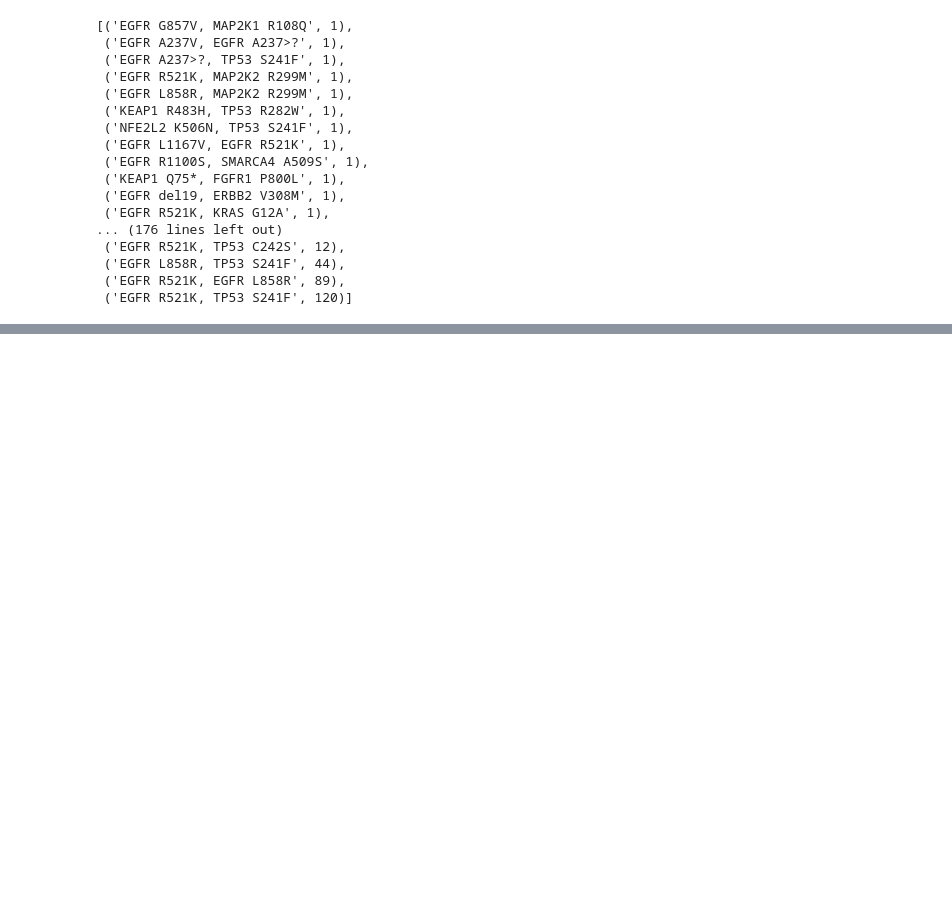
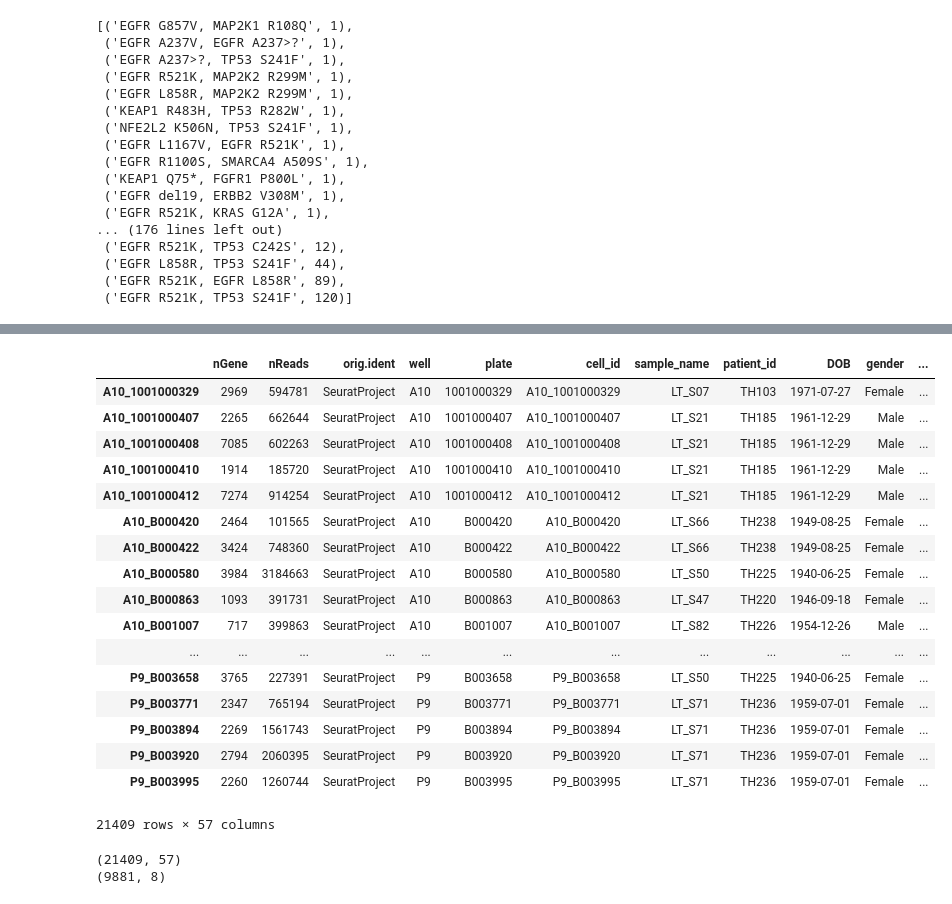
Before and after one commit to lincoln-harris/potLuck, a Jupyter notebook: co_mutation_pairs.ipynb, the cells around one changed output, grey strips where cells are left out. Cells and saved outputs as stored; diff of their text form; code cells hidden in the pictures; blank space fills up the shorter version.

```diff
--- a/co_mutation_pairs.ipynb
+++ b/co_mutation_pairs.ipynb
@@ -299,0 +326,28 @@ comuts_df.to_csv('comutations_1.29.20.csv', index=False)
+# %%
+meta = pd.read_csv('/Users/lincoln.harris/Desktop/laud_project/metadata/metadata_all_cells_4.10.19.csv', index_col=0)
+meta
+# %% [output]
+|  | nGene | nReads | orig.ident | well | plate | cell_id | sample_name | patient_id | DOB | gender | ... |
+| A10_1001000329 | 2969 | 594781 | SeuratProject | A10 | 1001000329 | A10_1001000329 | LT_S07 | TH103 | 1971-07-27 | Female | ... |
+| A10_1001000407 | 2265 | 662644 | SeuratProject | A10 | 1001000407 | A10_1001000407 | LT_S21 | TH185 | 1961-12-29 | Male | ... |
+| A10_1001000408 | 7085 | 602263 | SeuratProject | A10 | 1001000408 | A10_1001000408 | LT_S21 | TH185 | 1961-12-29 | Male | ... |
+| A10_1001000410 | 1914 | 185720 | SeuratProject | A10 | 1001000410 | A10_1001000410 | LT_S21 | TH185 | 1961-12-29 | Male | ... |
+| A10_1001000412 | 7274 | 914254 | SeuratProject | A10 | 1001000412 | A10_1001000412 | LT_S21 | TH185 | 1961-12-29 | Male | ... |
+| A10_B000420 | 2464 | 101565 | SeuratProject | A10 | B000420 | A10_B000420 | LT_S66 | TH238 | 1949-08-25 | Female | ... |
+| A10_B000422 | 3424 | 748360 | SeuratProject | A10 | B000422 | A10_B000422 | LT_S66 | TH238 | 1949-08-25 | Female | ... |
+| A10_B000580 | 3984 | 3184663 | SeuratProject | A10 | B000580 | A10_B000580 | LT_S50 | TH225 | 1940-06-25 | Female | ... |
+| A10_B000863 | 1093 | 391731 | SeuratProject | A10 | B000863 | A10_B000863 | LT_S47 | TH220 | 1946-09-18 | Female | ... |
+| A10_B001007 | 717 | 399863 | SeuratProject | A10 | B001007 | A10_B001007 | LT_S82 | TH226 | 1954-12-26 | Male | ... |
+| ... | ... | ... | ... | ... | ... | ... | ... | ... | ... | ... | ... |
+| P9_B003658 | 3765 | 227391 | SeuratProject | P9 | B003658 | P9_B003658 | LT_S50 | TH225 | 1940-06-25 | Female | ... |
+| P9_B003771 | 2347 | 765194 | SeuratProject | P9 | B003771 | P9_B003771 | LT_S71 | TH236 | 1959-07-01 | Female | ... |
+| P9_B003894 | 2269 | 1561743 | SeuratProject | P9 | B003894 | P9_B003894 | LT_S71 | TH236 | 1959-07-01 | Female | ... |
+| P9_B003920 | 2794 | 2060395 | SeuratProject | P9 | B003920 | P9_B003920 | LT_S71 | TH236 | 1959-07-01 | Female | ... |
+| P9_B003995 | 2260 | 1260744 | SeuratProject | P9 | B003995 | P9_B003995 | LT_S71 | TH236 | 1959-07-01 | Female | ... |
+21409 rows × 57 columns
+# %%
+print(meta.shape)
+print(val_tbl.shape)
+# %% [output]
+(21409, 57)
+(9881, 8)
```
Also changed, not shown: parts of 20 cells of this notebook.
